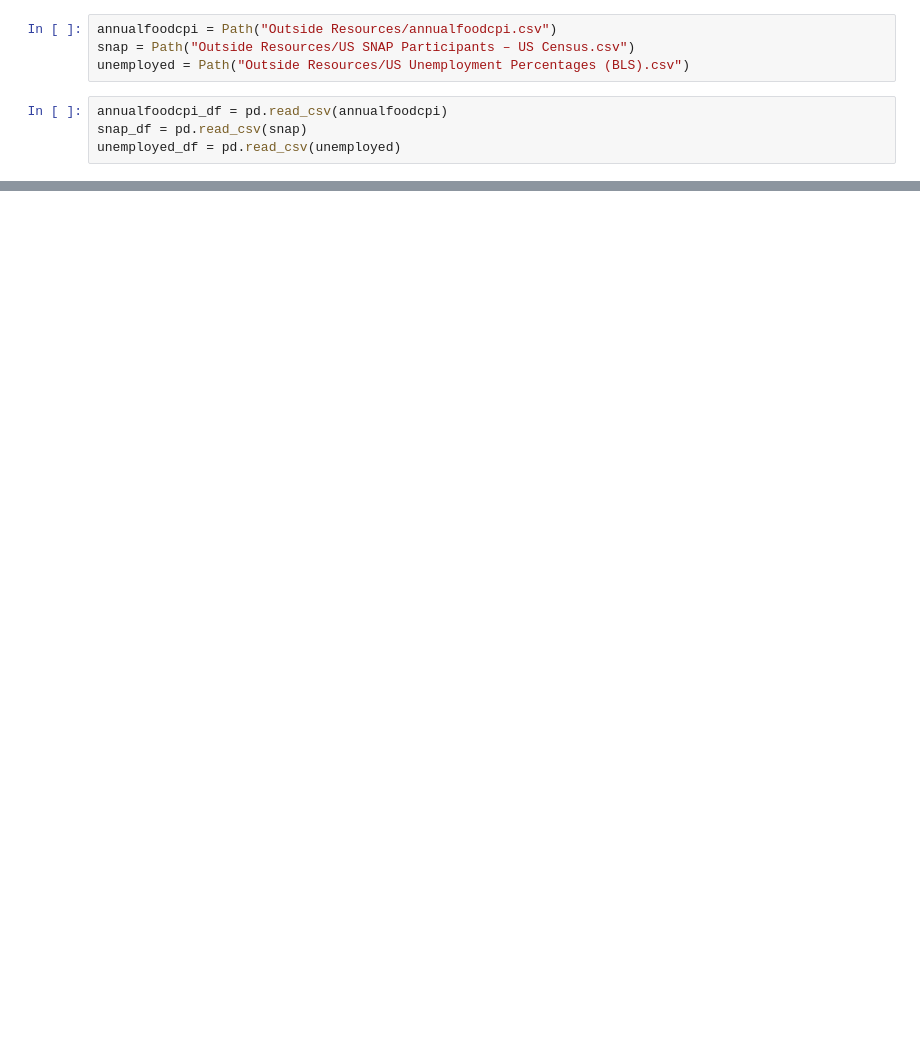
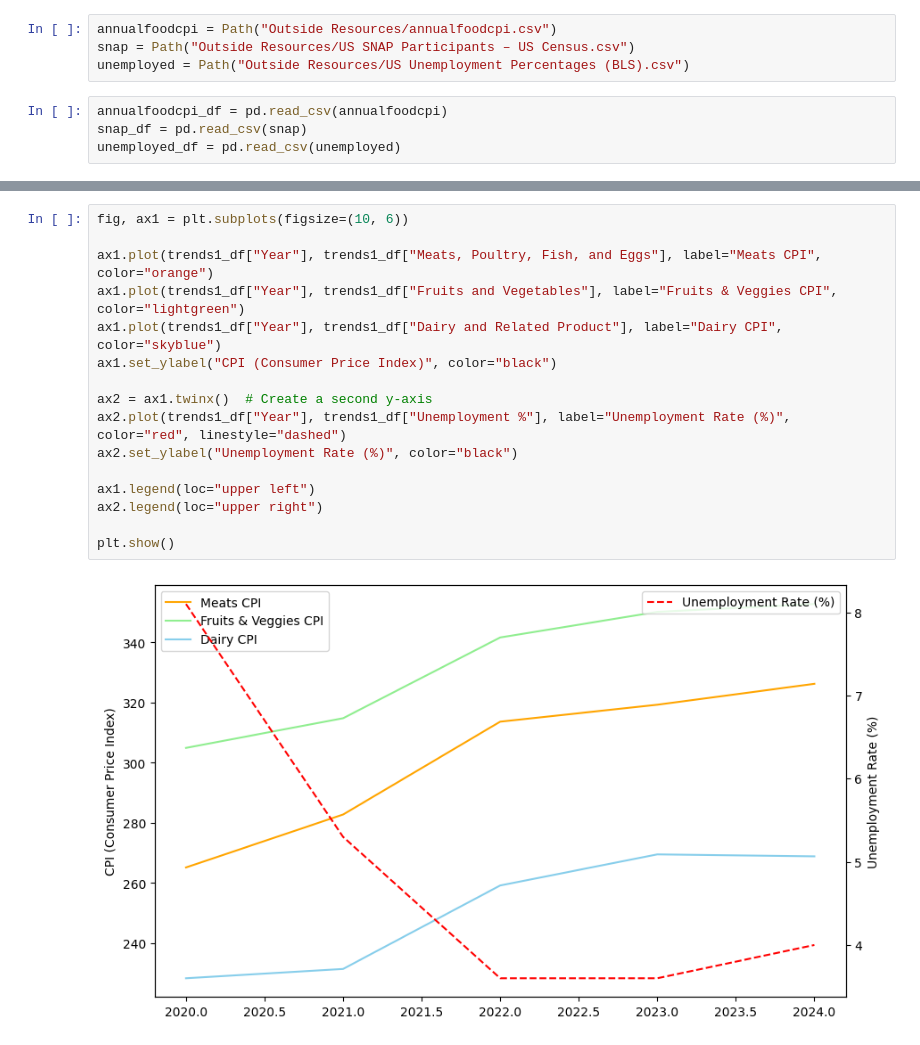
Before and after one commit to leowheeler1/InflationTrendsAnalysis, a Jupyter notebook: trendfactors.ipynb, the cells around one changed output, grey strips where cells are left out. Saved outputs shown, nothing was run; the diff lists cells and outputs as text; blank space fills up the shorter version.

Commit message:
added graphs

```diff
--- a/trendfactors.ipynb
+++ b/trendfactors.ipynb
@@ -22,0 +24,18 @@ trends_df.dropna(axis=1)
+# %%
+fig, ax1 = plt.subplots(figsize=(10, 6))
+
+ax1.plot(trends1_df["Year"], trends1_df["Meats, Poultry, Fish, and Eggs"], label="Meats CPI", color="orange")
+ax1.plot(trends1_df["Year"], trends1_df["Fruits and Vegetables"], label="Fruits & Veggies CPI", color="lightgreen")
+ax1.plot(trends1_df["Year"], trends1_df["Dairy and Related Product"], label="Dairy CPI", color="skyblue")
+ax1.set_ylabel("CPI (Consumer Price Index)", color="black")
+
+ax2 = ax1.twinx()  # Create a second y-axis
+ax2.plot(trends1_df["Year"], trends1_df["Unemployment %"], label="Unemployment Rate (%)", color="red", linestyle="dashed")
+ax2.set_ylabel("Unemployment Rate (%)", color="black")
+
+ax1.legend(loc="upper left")
+ax2.legend(loc="upper right")
+
+plt.show()
+# %% [output]
+[figure, added]
```
Also changed, not shown: parts of 5 cells of this notebook.
